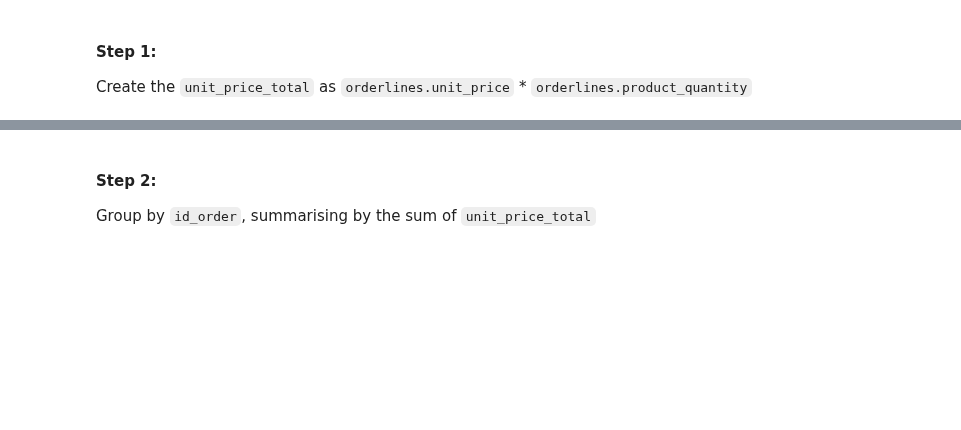
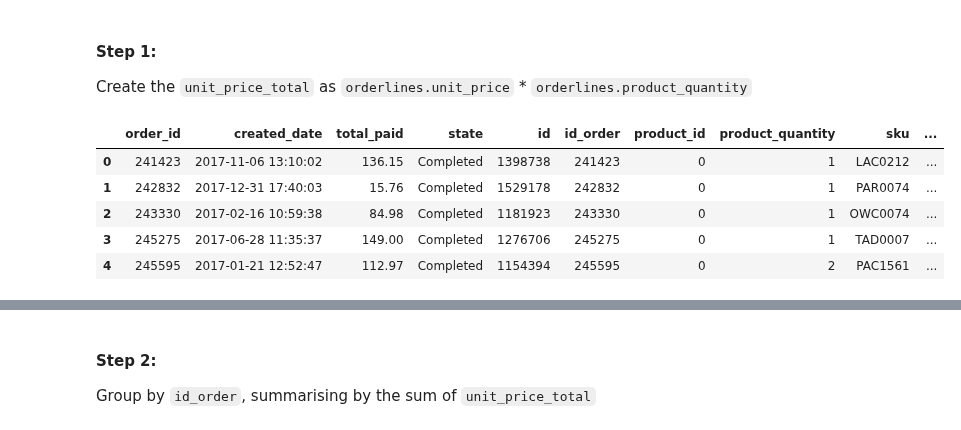
Before and after one commit to PhoenixCC0722/JoinTheGame_Magist, a Jupyter notebook: 3_1_5_Kopie_quality_assessment_challenge.ipynb, the cells around one changed output, grey strips where cells are left out. Saved outputs shown, nothing was run; the diff lists cells and outputs as text; code cells hidden in the pictures; blank space fills up the shorter version.

```diff
--- a/3_1_5_Kopie_quality_assessment_challenge.ipynb
+++ b/3_1_5_Kopie_quality_assessment_challenge.ipynb
@@ -106,5 +127,14 @@ merge_df_ec.head()
 # %% [markdown]
 #### Step 1:
 Create the `unit_price_total` as `orderlines.unit_price` * `orderlines.product_quantity`
+# %%
+merge_df_exclude.head()
+# %% [output]
+|  | order_id | created_date | total_paid | state | id | id_order | product_id | product_quantity | sku | ... |
+| 0 | 241423 | 2017-11-06 13:10:02 | 136.15 | Completed | 1398738 | 241423 | 0 | 1 | LAC0212 | ... |
+| 1 | 242832 | 2017-12-31 17:40:03 | 15.76 | Completed | 1529178 | 242832 | 0 | 1 | PAR0074 | ... |
+| 2 | 243330 | 2017-02-16 10:59:38 | 84.98 | Completed | 1181923 | 243330 | 0 | 1 | OWC0074 | ... |
+| 3 | 245275 | 2017-06-28 11:35:37 | 149.00 | Completed | 1276706 | 245275 | 0 | 1 | TAD0007 | ... |
+| 4 | 245595 | 2017-01-21 12:52:47 | 112.97 | Completed | 1154394 | 245595 | 0 | 2 | PAC1561 | ... |
 # %%
 # your code here
```
Also changed, not shown: parts of 17 cells of this notebook.
